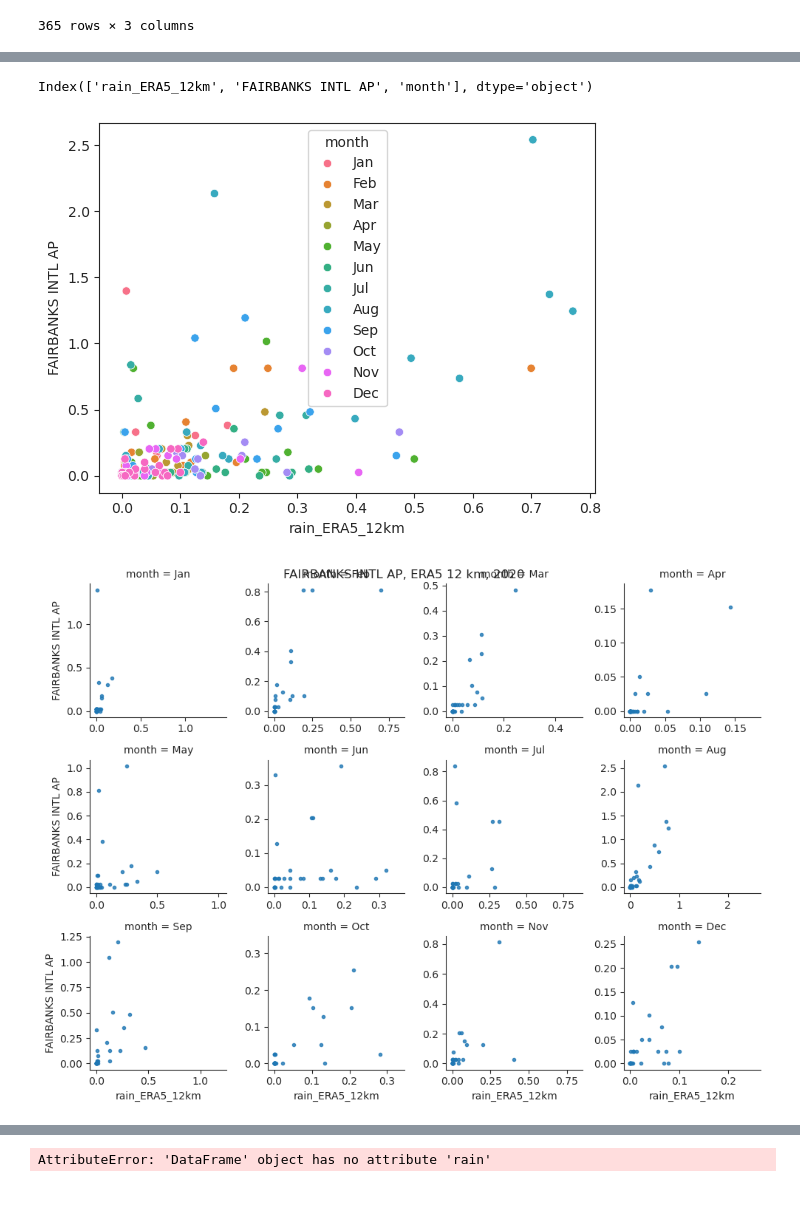
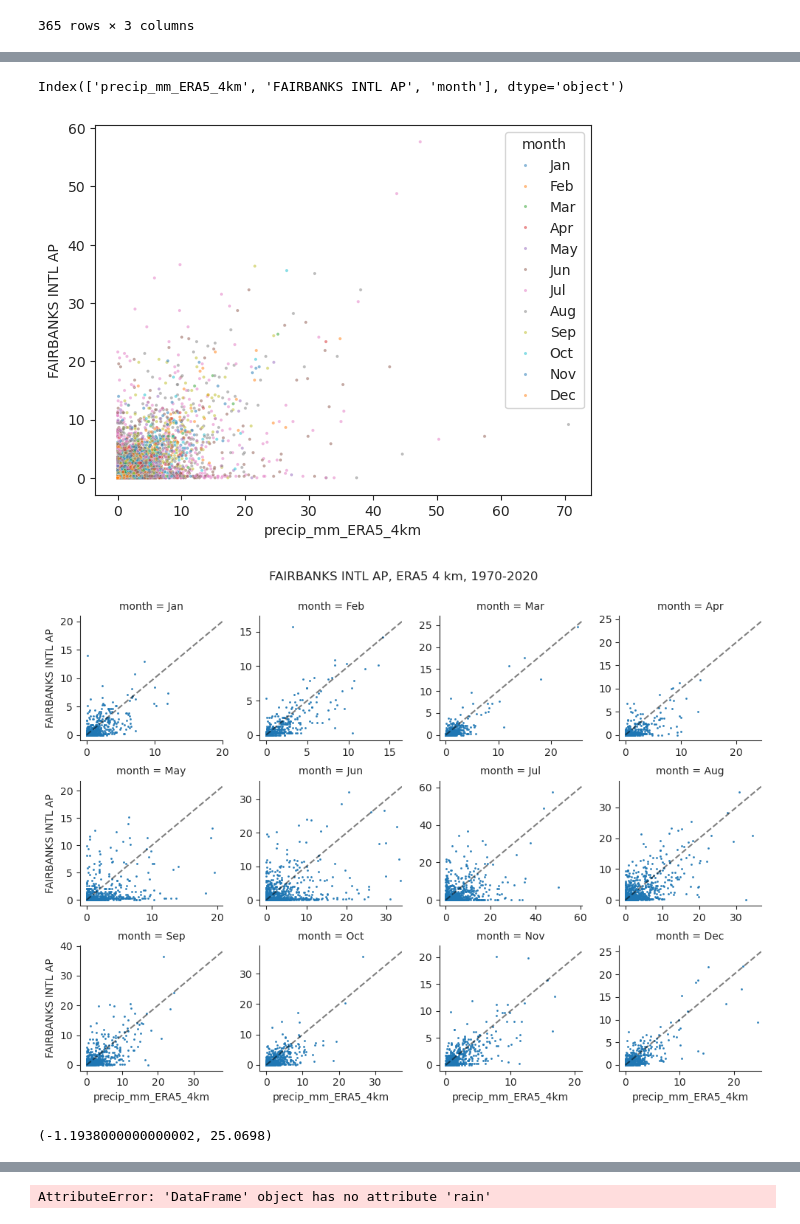
Before and after one commit to chryss/dyndowntools, a Jupyter notebook: Jupyter_Notebooks/analysis_precip_scatterplot.ipynb, the cells around one changed output, grey strips where cells are left out. Saved outputs shown, nothing was run; the diff lists cells and outputs as text; code cells hidden in the pictures; blank space fills up the shorter version.

Commit message:
evaluate precipitation against weatherstations

```diff
--- a/Jupyter_Notebooks/analysis_precip_scatterplot.ipynb
+++ b/Jupyter_Notebooks/analysis_precip_scatterplot.ipynb
@@ -351,0 +352,8 @@ import seaborn as sns
+# %%
+projdir = Path().resolve().parents[0]
+datapath = projdir / "evaluation/working"
+resolution = 4
+# %%
+datafp = datapath / f"precip_FAIRBANKS_INTL_AP_1970_2020_{resolution}km.csv"
+compDF = pd.read_csv(datafp, index_col=0)
+compDF
@@ -354,20 +377,26 @@ sns.set_style('ticks')
 # %%
 compDF.columns
 # %% [output]
-Index(['rain_ERA5_12km', 'FAIRBANKS INTL AP', 'month'], dtype='object')
+Index(['precip_mm_ERA5_4km', 'FAIRBANKS INTL AP', 'month'], dtype='object')
 # %%
-ax = sns.scatterplot(data=compDF, x=f'rain_ERA5_{resolution}km', y=teststation, hue='month')
+ax = sns.scatterplot(data=compDF, x=f'precip_mm_ERA5_{resolution}km', y='FAIRBANKS INTL AP', hue='month', alpha=0.5, s=5, palette='tab10')
 # ax.set_ylim([0, 10])
 # %% [output]
-[figure, old version]
+[figure, new version]
 # %%
-lm = sns.lmplot(data=compDF, x=f'rain_ERA5_{resolution}km', y=teststation, col='month', col_wrap=4, fit_reg=False,
-           aspect=1, height=2.5, markers='.', facet_kws=dict(sharex=False, sharey=False),)
-plt.suptitle(f"{teststation}, ERA5 {resolution} km, 2020\n")
+lm = sns.lmplot(data=compDF, x=f'precip_mm_ERA5_{resolution}km', y='FAIRBANKS INTL AP', col='month', col_wrap=4,
+                fit_reg=False, aspect=1, height=2.5, markers='.',
+           facet_kws=dict(sharex=False, sharey=False),
+           scatter_kws={"s": 5})
+plt.suptitle(f"{'FAIRBANKS INTL AP'}, ERA5 {resolution} km, 1970-2020\n")
+lm.figure.subplots_adjust(top=.9)
 axes = lm.axes
 for ax in axes:
     ax.set(xlim = ax.get_ylim())
+    ax.plot((0, ax.get_xlim()[1]), (0, ax.get_ylim()[1]), c='k', alpha=.5, ls='--')
 # %% [output]
-[figure, old version]
+[figure, new version]
 # %%
-ax.get_xl
+ax.get_ylim()
+# %% [output]
+(-1.1938000000000002, 25.0698)
```
Also changed, not shown: parts of 11 cells of this notebook, 9 other files.
